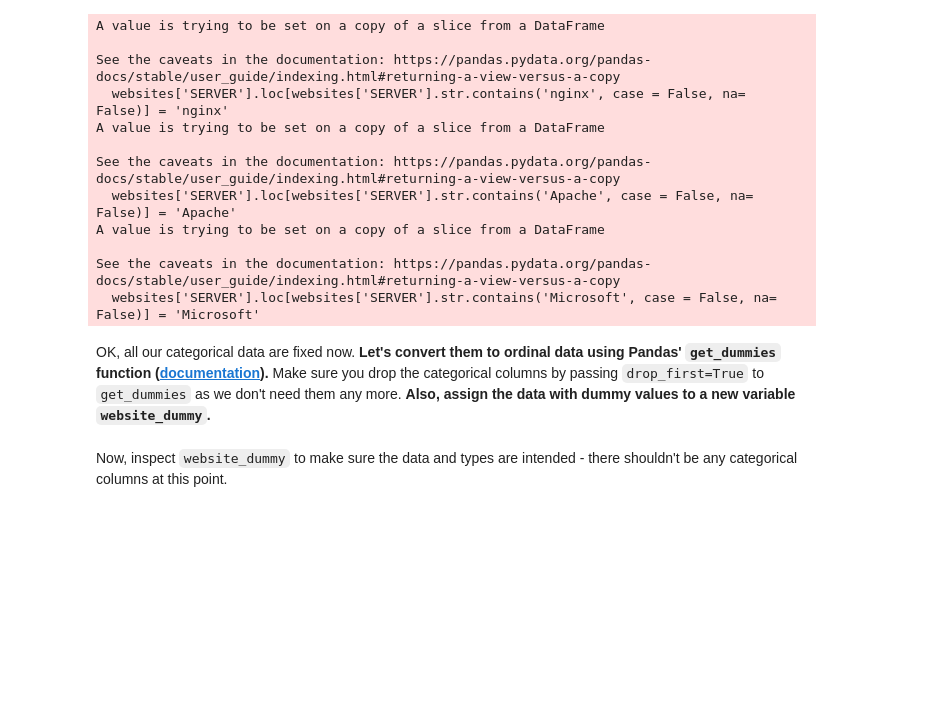
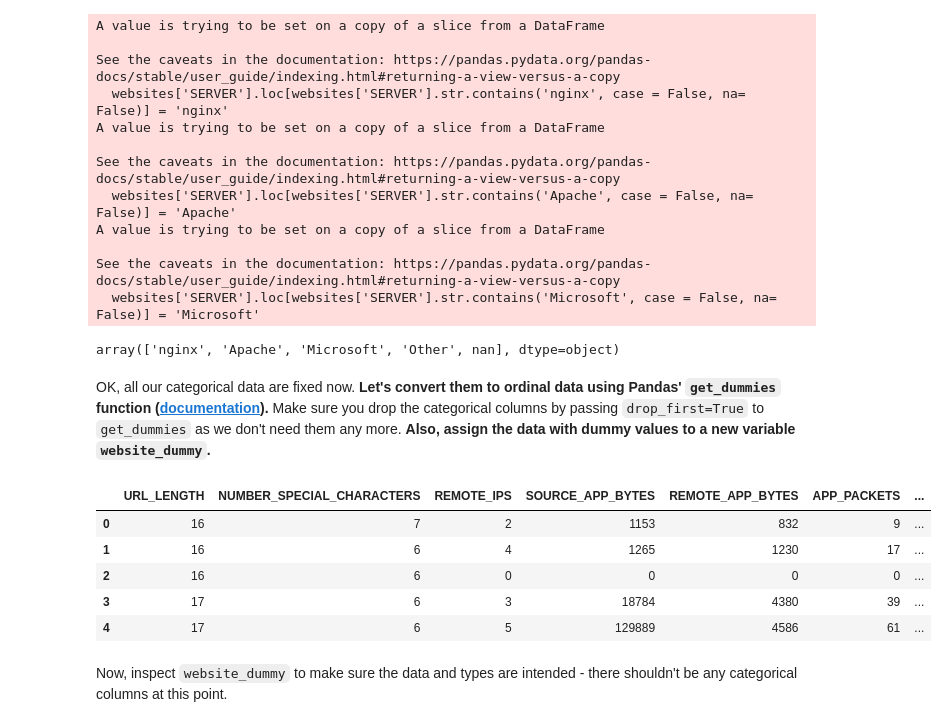
Before and after one commit to Ironhack-Data-Madrid-Mayo-2022/7.1-lab-supervised-learning, a Jupyter notebook: your-code/main.ipynb, the cells around one changed output. Saved outputs shown, nothing was run; the diff lists cells and outputs as text; code cells hidden in the pictures; blank space fills up the shorter version.

```diff
--- a/your-code/main.ipynb
+++ b/your-code/main.ipynb
@@ -426,7 +426,47 @@ A value is trying to be set on a copy of a slice from a DataFrame
 
 See the caveats in the documentation: https://pandas.pydata.org/pandas-docs/stable/user_guide/indexing.html#returning-a-view-versus-a-copy
   websites['SERVER'].loc[websites['SERVER'].str.contains('Microsoft', case = False, na= False)] = 'Microsoft'
+# %%
+websites['SERVER'] = websites['SERVER'].replace(['None', 'openresty/1.11.2.1',
+       'Oracle-iPlanet-Web-Server/7.0', 'openresty', 'Heptu web server',
+       'Pepyaka/1.11.3', 'LiteSpeed', 'tsa_c', 'GSE', 'Tengine',
+       'Sun-ONE-Web-Server/6.1', 'AmazonS3', 'ATS', 'CherryPy/3.6.0',
+       'Server', 'KHL', 'mw2114.codfw.wmnet', 'Jetty(9.0.z-SNAPSHOT)',
+       'HTTPDaemon', 'MediaFire', 'DOSarrest', 'mw2232.codfw.wmnet',
+       'Sucuri/Cloudproxy', 'mw2260.codfw.wmnet', 'mw2239.codfw.wmnet',
+       'DPS/1.1.8', 'ATS/5.3.0', 'SSWS', 'YouTubeFrontEnd',
+       'Squeegit/1.2.5 (3_sir)',
+       'Virtuoso/07.20.3217 (Linux) i686-generic-linux-glibc212-64  VDB',
+       'Yippee-Ki-Yay', 'mw2165.codfw.wmnet', 'mw2192.codfw.wmnet',
+       'Proxy Pandeiro UOL', 'mw2231.codfw.wmnet', 'openresty/1.11.2.2',
+       'mw2109.codfw.wmnet', 'mw2225.codfw.wmnet', 'mw2236.codfw.wmnet',
+       'mw2101.codfw.wmnet', 'Varnish', 'Resin/3.1.8',
+       'mw2164.codfw.wmnet', 'mw2242.codfw.wmnet', 'mw2175.codfw.wmnet',
+       'mw2107.codfw.wmnet', 'mw2190.codfw.wmnet', 'barista/5.1.3',
+       'mw2103.codfw.wmnet', 'ECD (fll/0790)', 'Pagely Gateway/1.5.1',
+       'mw2097.codfw.wmnet', 'mw2233.codfw.wmnet', 'fbs',
+       'mw2199.codfw.wmnet', 'mw2255.codfw.wmnet', 'mw2228.codfw.wmnet',
+       'gunicorn/19.7.1', 'mw2241.codfw.wmnet', 'lighttpd',
+       'mw2230.codfw.wmnet', 'AkamaiGHost', 'mw2240.codfw.wmnet',
+       'PWS/8.2.0.7', 'nxfps', 'Play', 'mw2185.codfw.wmnet',
+       'Scratch Web Server', 'marrakesh 1.12.2', 'mw2182.codfw.wmnet',
+       'squid/3.3.8', 'Zope/(2.13.16; python 2.6.8; linux2) ZServer/1.1',
+       'mw2104.codfw.wmnet', 'mw2110.codfw.wmnet', 'mw2176.codfw.wmnet',
+       'mw2187.codfw.wmnet', 'mw2106.codfw.wmnet',
+       'Aeria Games & Entertainment', 'mw2173.codfw.wmnet',
+       'mw2198.codfw.wmnet', 'mw2172.codfw.wmnet', 'Cowboy',
+       'mw2113.codfw.wmnet', 'mw2224.codfw.wmnet', 'mw2171.codfw.wmnet',
+       'mw2257.codfw.wmnet', 'mw2226.codfw.wmnet', 'DMS/1.0.42',
+       'Application-Server', 'mw2177.codfw.wmnet', 'lighttpd/1.4.28',
+       'mw2197.codfw.wmnet', 'mw2178.codfw.wmnet', '294',
+       'www.lexisnexis.com  9999', 'mw2238.codfw.wmnet',
+       'Pizza/pepperoni', 'XXXXXXXXXXXXXXXXXXXXXX', 'MI',
+       'Roxen/5.4.98-r2', 'mw2180.codfw.wmnet', 'ebay server',
+       'Boston.com Frontend', 'My Arse', 'IdeaWebServer/v0.80'],'Other')
 # %%
 # Count `SERVER` value counts here
+websites.SERVER.unique()
+# %% [output]
+array(['nginx', 'Apache', 'Microsoft', 'Other', nan], dtype=object)
 # %% [markdown]
 OK, all our categorical data are fixed now. **Let's convert them to ordinal data using Pandas' `get_dummies` function ([documentation](https://pandas.pydata.org/pandas-docs/stable/generated/pandas.get_dummies.html)).** Make sure you drop the categorical columns by passing `drop_first=True` to `get_dummies` as we don't need them any more. **Also, assign the data with dummy values to a new variable `website_dummy`.**
@@ -435,3 +473,15 @@ OK, all our categorical data are fixed now. **Let's convert them to ordinal data
+# %%
+# Your code here
+website_dummy=pd.get_dummies(websites, columns=['CHARSET', 'SERVER', 'WHOIS_COUNTRY'], drop_first=True)
+
+website_dummy.head()
+# %% [output]
+|  | URL_LENGTH | NUMBER_SPECIAL_CHARACTERS | REMOTE_IPS | SOURCE_APP_BYTES | REMOTE_APP_BYTES | APP_PACKETS | ... |
+| 0 | 16 | 7 | 2 | 1153 | 832 | 9 | ... |
+| 1 | 16 | 6 | 4 | 1265 | 1230 | 17 | ... |
+| 2 | 16 | 6 | 0 | 0 | 0 | 0 | ... |
+| 3 | 17 | 6 | 3 | 18784 | 4380 | 39 | ... |
+| 4 | 17 | 6 | 5 | 129889 | 4586 | 61 | ... |
 # %% [markdown]
 Now, inspect `website_dummy` to make sure the data and types are intended - there shouldn't be any categorical columns at this point.
 # %%
```
Also changed, not shown: parts of 13 cells of this notebook.
